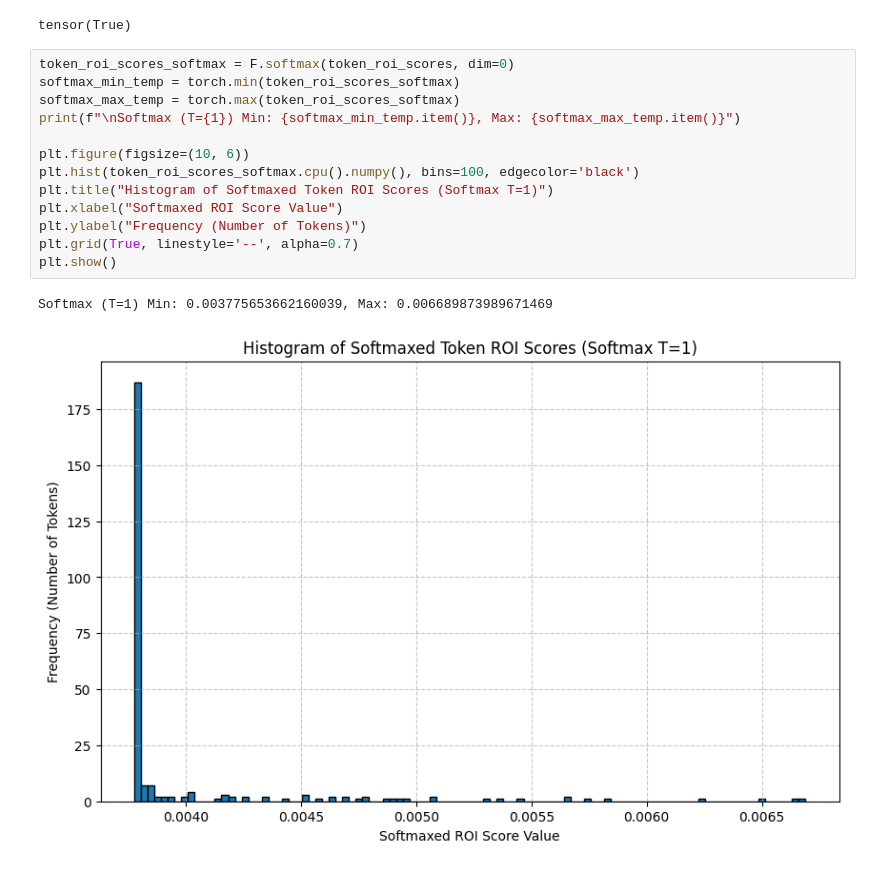
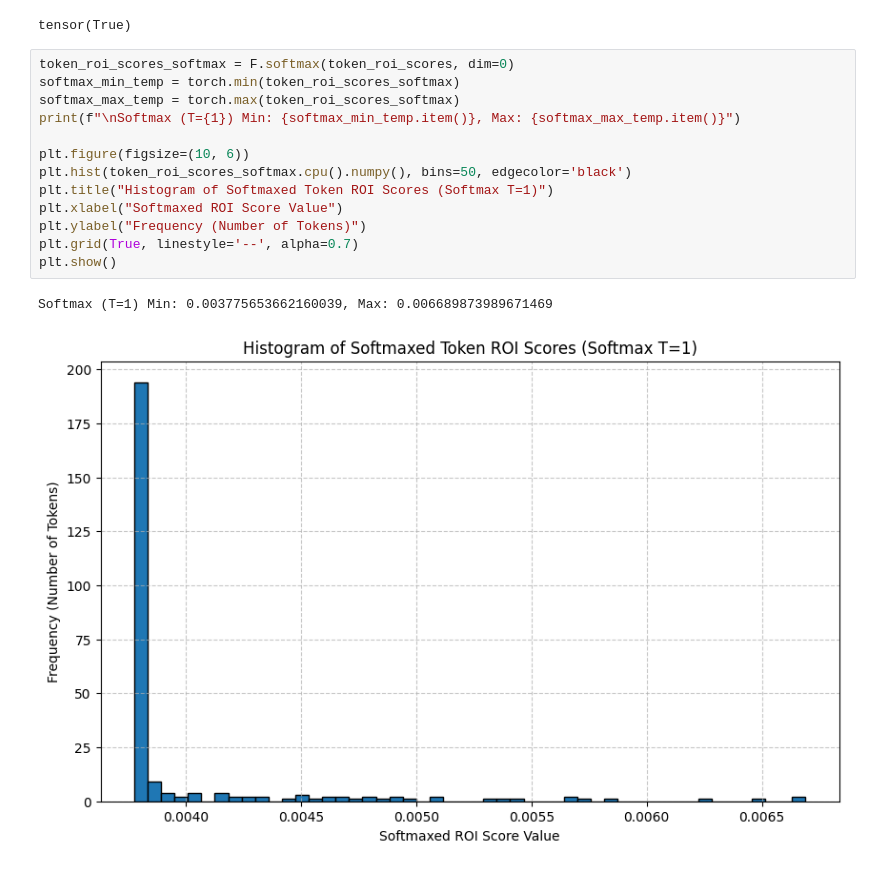
Before and after one commit to diogommiranda/Guiding-ViTs-attention-with-domain-knowledge-for-AD, a Jupyter notebook: code/analyse_mask.ipynb, the cells around one changed output. Saved outputs shown, nothing was run; the diff lists cells and outputs as text.

```diff
--- a/code/analyse_mask.ipynb
+++ b/code/analyse_mask.ipynb
@@ -81,17 +89,17 @@ tensor(True)
 # %%
 token_roi_scores_softmax = F.softmax(token_roi_scores, dim=0)
 softmax_min_temp = torch.min(token_roi_scores_softmax)
 softmax_max_temp = torch.max(token_roi_scores_softmax)
 print(f"\nSoftmax (T={1}) Min: {softmax_min_temp.item()}, Max: {softmax_max_temp.item()}")
 
 plt.figure(figsize=(10, 6))
-plt.hist(token_roi_scores_softmax.cpu().numpy(), bins=100, edgecolor='black')
+plt.hist(token_roi_scores_softmax.cpu().numpy(), bins=50, edgecolor='black')
 plt.title("Histogram of Softmaxed Token ROI Scores (Softmax T=1)")
 plt.xlabel("Softmaxed ROI Score Value")
 plt.ylabel("Frequency (Number of Tokens)")
 plt.grid(True, linestyle='--', alpha=0.7)
 plt.show()
 # %% [output]
 Softmax (T=1) Min: 0.003775653662160039, Max: 0.006689873989671469
-[figure, old version]
+[figure, new version]
 # %%
```
Also changed, not shown: parts of 10 cells of this notebook, 2 other files.
